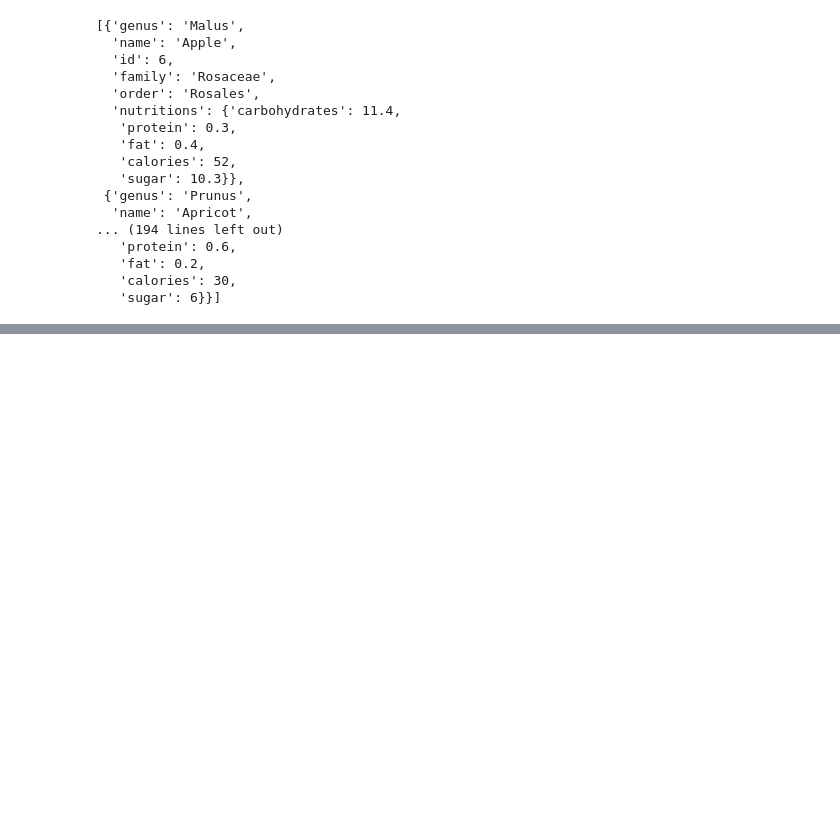
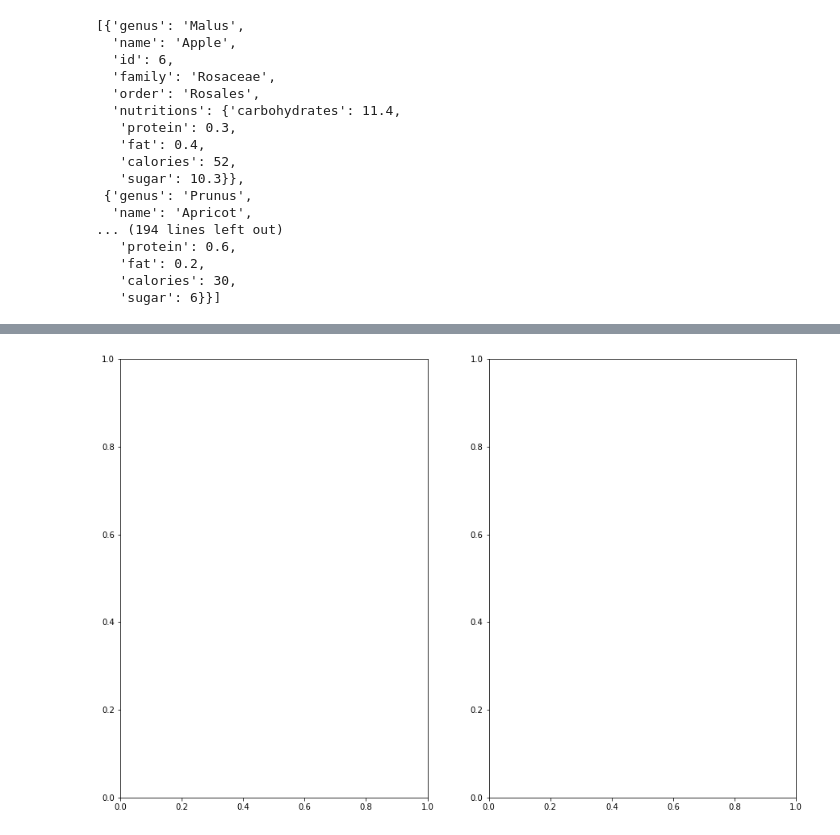
Before and after one commit to Beapsp/Pipelines-project-, a Jupyter notebook: Notebook/Untitled.ipynb, the cells around one changed output, grey strips where cells are left out. Cells and saved outputs as stored; diff of their text form; code cells hidden in the pictures; blank space fills up the shorter version.

```diff
--- a/Notebook/Untitled.ipynb
+++ b/Notebook/Untitled.ipynb
@@ -5,3 +5,10 @@ import os
 from dotenv import load_dotenv
 import pandas as pd
 from pandas import json_normalize
+# %%
+import seaborn as sns
+import matplotlib.pyplot as plt
+sns.set_context("poster")
+sns.set(rc={"figure.figsize": (12.,6.)})
+sns.set_style("whitegrid")
+!conda install --yes --prefix {sys.prefix} plotly
@@ -221,0 +231,7 @@ duplicates2.head()
+# %%
+fig, ax = plt.subplots(nrows=1, ncols=2, figsize=(15,10))
+sns.histplot(data=duplicates2, x="flipper_length_mm", hue="species", ax=axs[0])
+sns.histplot(data=duplicates2, x="flipper_length_mm", hue="species", multiple="stack", ax=axs[1])
+sns.histplot(palette="mako", x=datos.flipper_length_mm, hue=datos.species, ax=axs[2])
+# %% [output]
+[figure, added]
```
Also changed, not shown: parts of 31 cells of this notebook.
